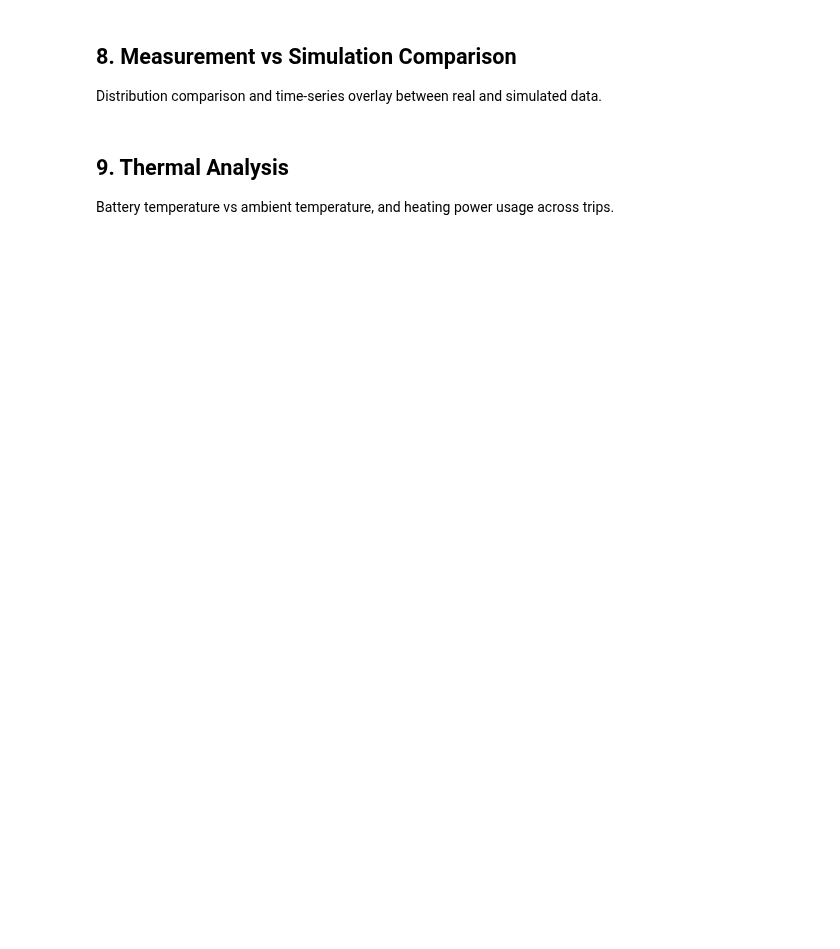
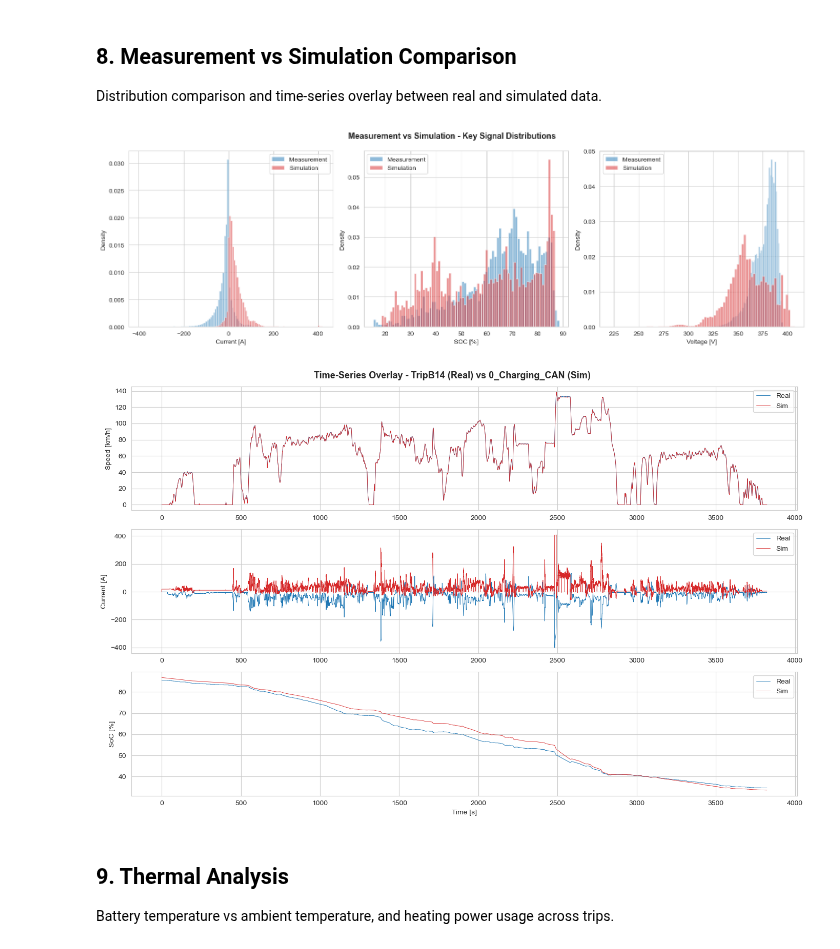
Before and after one commit to Dhia176/bms-engineering-assistant, a Jupyter notebook: ai/notebooks/eda.ipynb, the cells around one changed output. Saved outputs shown, nothing was run; the diff lists cells and outputs as text; code cells hidden in the pictures; blank space fills up the shorter version.

```diff
--- a/ai/notebooks/eda.ipynb
+++ b/ai/notebooks/eda.ipynb
@@ -301,35 +366,38 @@ for ax, (mcol, scol, label) in zip(axes, compare):
     ax.set_ylabel('Density')
     ax.legend()
 
 plt.tight_layout()
 plt.show()
 
 # time-series overlay: real trip vs simulation
 trip_m = meas[meas['trip_id'] == 'TripB14']
-sim_std = sim[sim['sim_id'] == '0_Standard_CAN'].copy()
+sim_std = sim[sim['sim_id'] == '0_Charging_CAN'].copy()
 sim_std['speed_kmh'] = sim_std['speed_ms'] * 3.6
 
 fig, axes = plt.subplots(3, 1, figsize=(14, 9), sharex=False)
-fig.suptitle('Time-Series Overlay - TripB14 (Real) vs 0_Standard_CAN (Sim)', fontsize=13, fontweight='bold')
+fig.suptitle('Time-Series Overlay - TripB14 (Real) vs 0_Charging_CAN (Sim)', fontsize=13, fontweight='bold')
 
 axes[0].plot(trip_m['time_s'], trip_m['velocity_kmh'], lw=0.6, label='Real', color='tab:blue')
 axes[0].plot(sim_std['time_s'], sim_std['speed_kmh'], lw=0.6, label='Sim', color='tab:red')
 axes[0].set_ylabel('Speed [km/h]')
 axes[0].legend()
 
 axes[1].plot(trip_m['time_s'], trip_m['battery_current_a'], lw=0.6, label='Real', color='tab:blue')
 axes[1].plot(sim_std['time_s'], sim_std['battery_current_a'], lw=0.6, label='Sim', color='tab:red')
 axes[1].set_ylabel('Current [A]')
 axes[1].legend()
 
 axes[2].plot(trip_m['time_s'], trip_m['soc_pct'], lw=0.6, label='Real', color='tab:blue')
 axes[2].plot(sim_std['time_s'], sim_std['soc_pct'], lw=0.6, label='Sim', color='tab:red')
 axes[2].set_ylabel('SoC [%]')
 axes[2].set_xlabel('Time [s]')
 axes[2].legend()
 
 plt.tight_layout()
 plt.show()
+# %% [output]
+[figure, added]
+[figure, added]
 # %% [markdown]
 ## 9. Thermal Analysis
 
```
Also changed, not shown: parts of 11 cells of this notebook, 3 other files.
